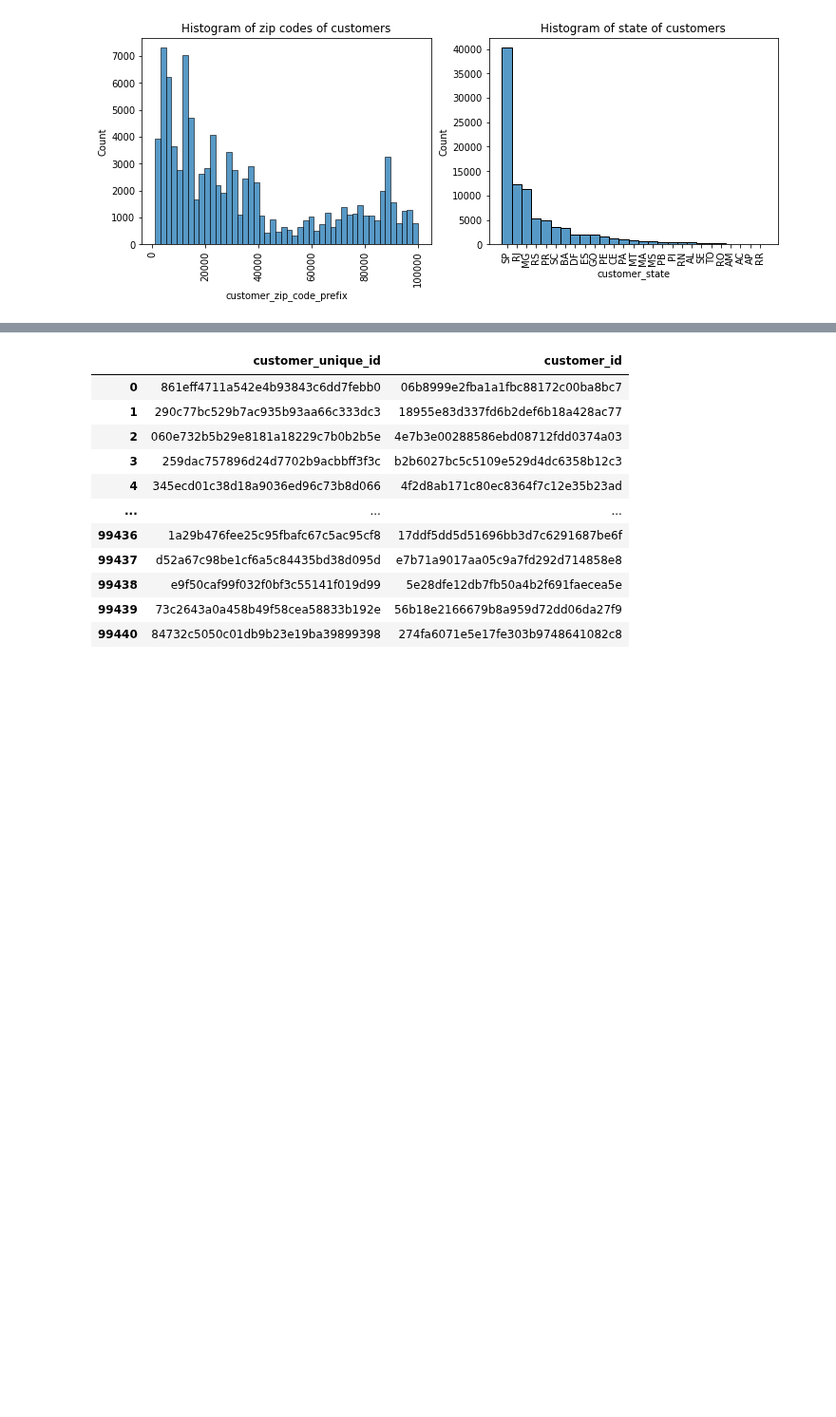
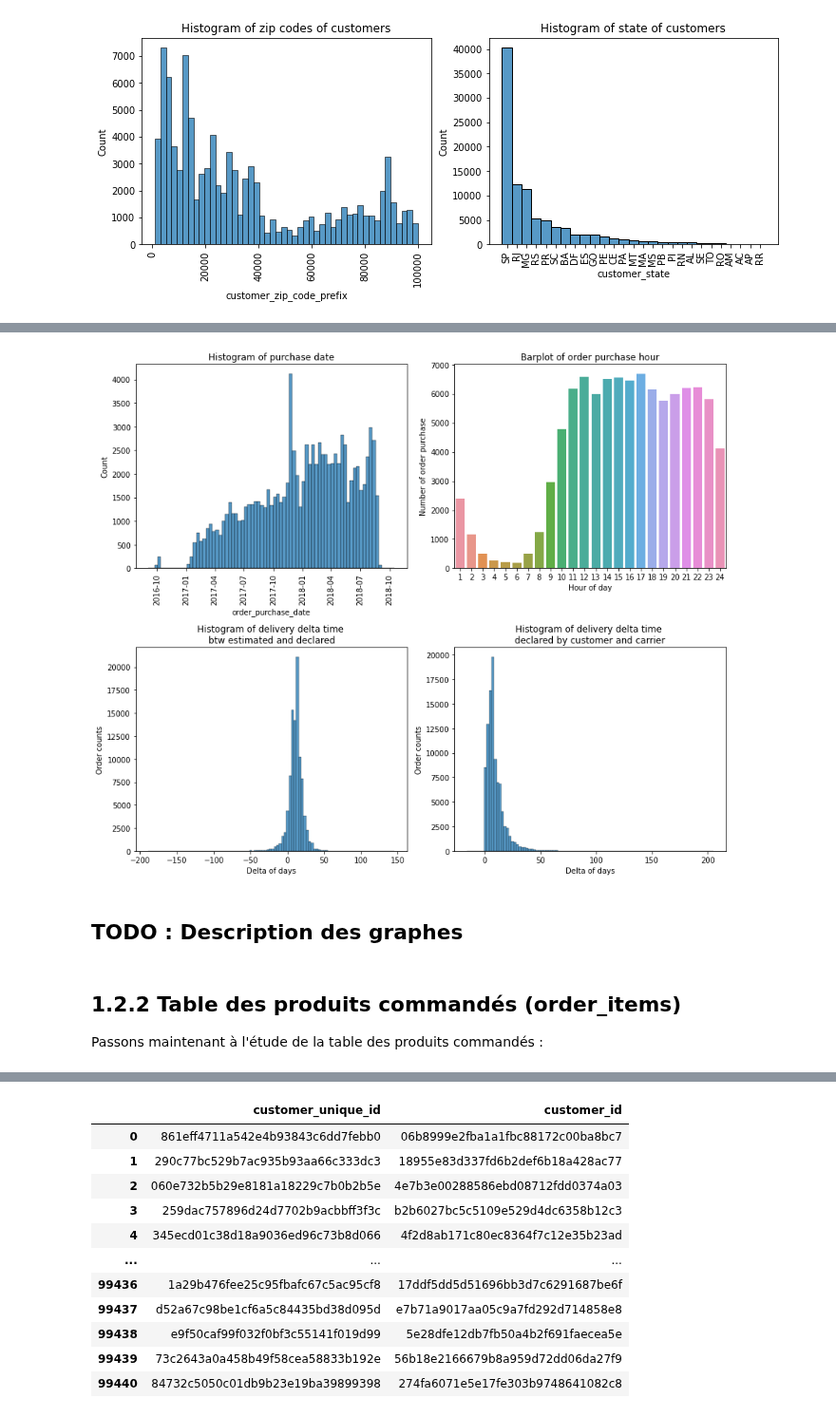
Before and after one commit to ClaireGayral/formation_openclassroom, a Jupyter notebook: P4_gayral_claire/analyse_exploratoire.ipynb, the cells around one changed output, grey strips where cells are left out. Shown at 95% size. Saved outputs shown, nothing was run; the diff lists cells and outputs as text; code cells hidden in the pictures; blank space fills up the shorter version.

Commit message:
suite openning data

```diff
--- a/P4_gayral_claire/analyse_exploratoire.ipynb
+++ b/P4_gayral_claire/analyse_exploratoire.ipynb
@@ -291,0 +236,8 @@ Name: order_purchase_timestamp, Length: 99441, dtype: object
+# %%
+## Let's begin with purchase date and time split :
+purchase_timestamp = pd.to_datetime(orders.order_purchase_timestamp,
+                     format = "%Y-%m-%d %H:%M:%S")
+
+purchase_date = pd.to_datetime(purchase_timestamp.dt.date,
+                               format = "%Y-%m-%d")
+purch_time = purchase_timestamp.dt.time
@@ -291,0 +258,8 @@ Name: order_purchase_timestamp, Length: 99441, dtype: object
+# %%
+## save in a working pd.DataFrame :
+my_orders = orders[['order_id', 'customer_id', 'order_status']].copy()
+my_orders.at[:,"order_purchase_date"] = purchase_date
+my_orders.at[:,"order_purchase_time"] = purch_time
+my_orders.at[:,"order_dt_estimated_declared"] = delta_estimated_declared
+my_orders.at[:,"order_dt_decalared_customer_carrier"] = delta_decalared_customer_carrier
+my_orders.head(3)
@@ -291,0 +271,40 @@ Name: order_purchase_timestamp, Length: 99441, dtype: object
+# %%
+## Check with graphics :
+
+plt.figure(figsize=(12,10))
+plt.subplot(2,2,1)
+sns.histplot(my_orders.order_purchase_date)
+plt.xticks(rotation=90)
+plt.title("Histogram of purchase date")
+
+plt.subplot(2,2,2)
+tmp = pd.to_datetime(my_orders.order_purchase_time,  format = "%H:%M:%S")
+tmp.groupby(tmp.dt.hour).count()
+sns.barplot(x = np.arange(1,25),
+            y = tmp.groupby(tmp.dt.hour).count())
+plt.title("Barplot of order purchase hour")
+plt.xlabel("Hour of day")
+plt.ylabel("Number of order purchase")
+
+plt.subplot(2,2,3)
+sns.histplot(my_orders.order_dt_estimated_declared, bins = 100)
+plt.title("Histogram of delivery delta time \nbtw estimated and declared")
+plt.xlabel("Delta of days")
+plt.ylabel("Order counts")
+
+plt.subplot(2,2,4)
+sns.histplot(my_orders.order_dt_decalared_customer_carrier, bins = 100)
+plt.title("Histogram of delivery delta time \ndeclared by customer and carrier")
+plt.xlabel("Delta of days")
+plt.ylabel("Order counts")
+
+plt.tight_layout()
+plt.show()
+# %% [output]
+[figure, added]
+# %% [markdown]
+## TODO : Description des graphes
+# %% [markdown]
+## 1.2.2 Table des produits commandés (order_items)
+
+Passons maintenant à l'étude de la table des produits commandés :
```
Also changed, not shown: parts of 31 cells of this notebook.
